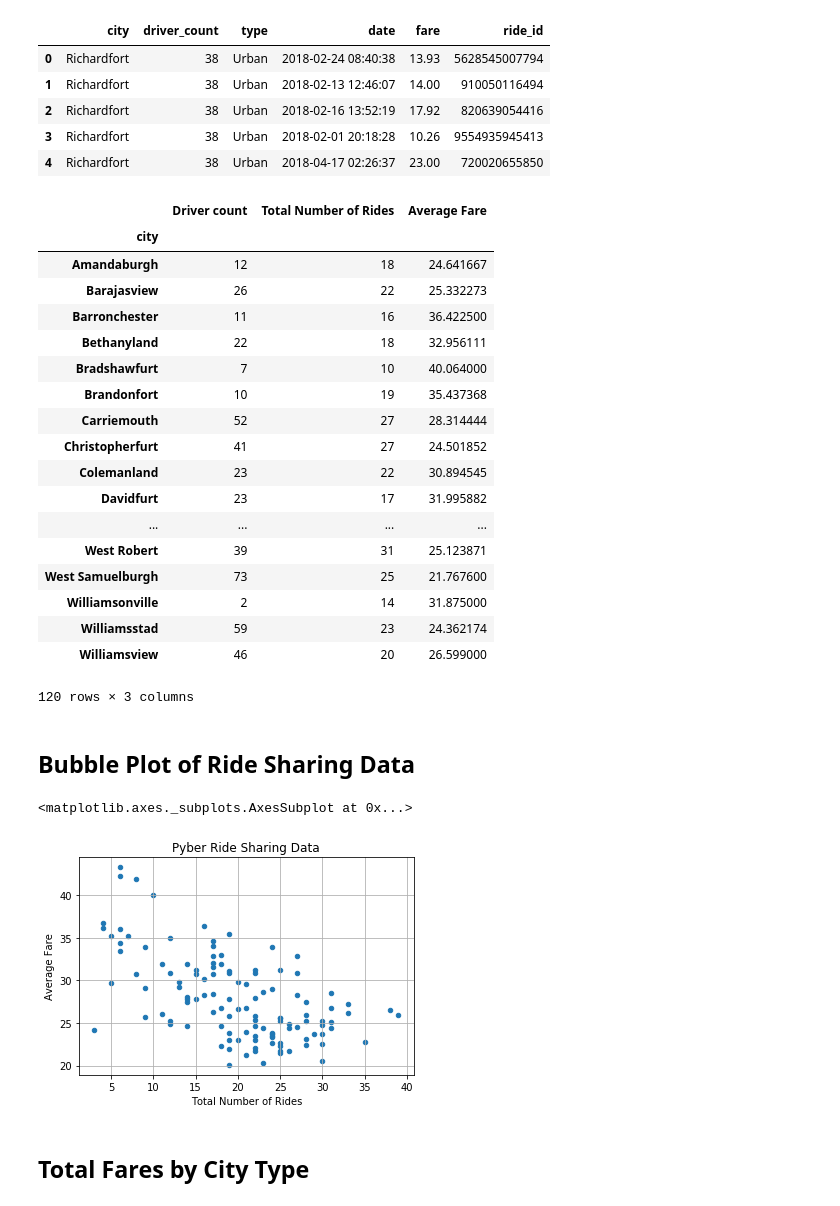
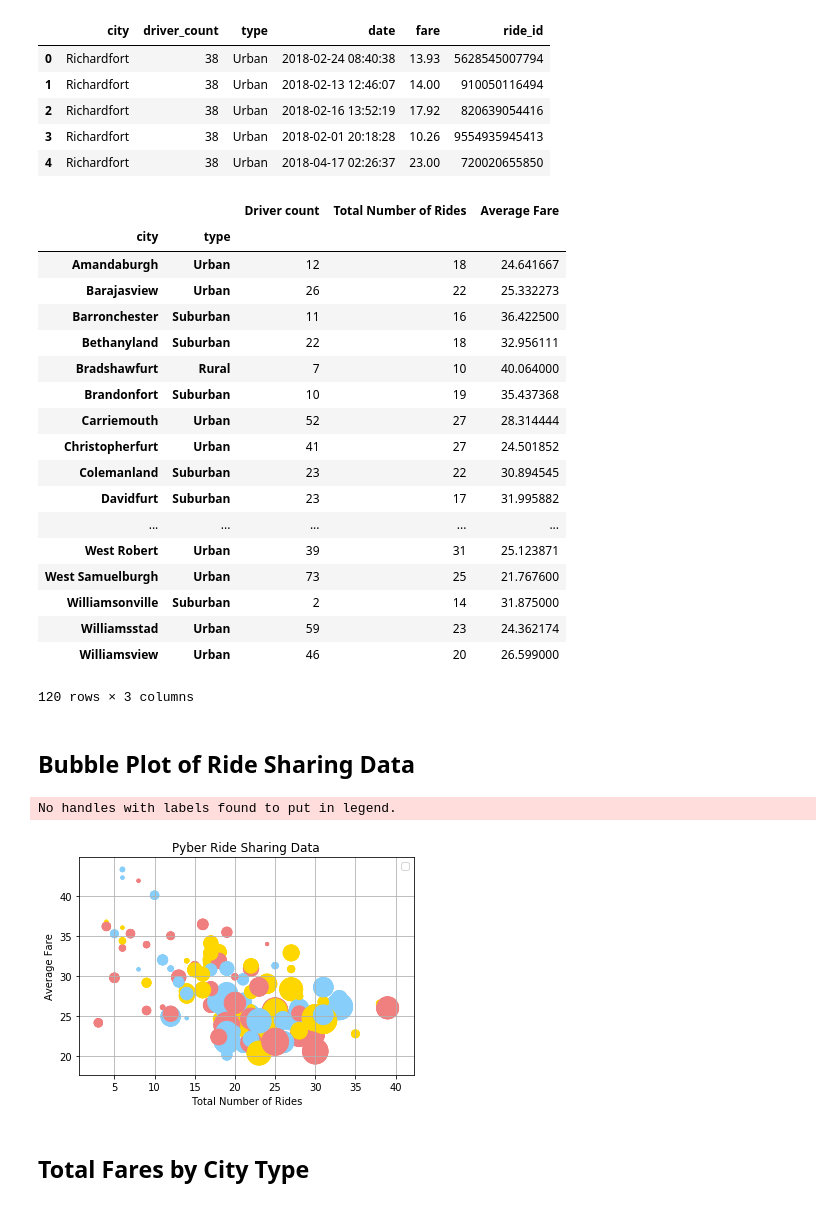
Before and after one commit to javcb/GitHub_Homework, a Jupyter notebook: 5_Homework_Matplotlib/pyber_starter.ipynb, the cells around one changed output. Cells and saved outputs as stored; diff of their text form; code cells hidden in the pictures.

```diff
--- a/5_Homework_Matplotlib/pyber_starter.ipynb
+++ b/5_Homework_Matplotlib/pyber_starter.ipynb
@@ -31,7 +31,7 @@ combined_data.head()
 #averagefare = fare.mean() by city
 #ridecount = ride_id.count() by city
 
-pyber_df = combined_data.groupby(["city"])
+pyber_df = combined_data.groupby(["city","type"])
 numberofrides = pyber_df["ride_id"].count()
 avgfare = pyber_df["fare"].mean()
 drivers = pyber_df["driver_count"].max()
@@ -40,52 +40,52 @@ citytype = pyber_df["type"]
 pybersummary_df = pd.DataFrame({"Driver count": drivers,"Total Number of Rides": numberofrides, "Average Fare": avgfare})
 pybersummary_df
 # %% [output]
-|  | Driver count | Total Number of Rides | Average Fare |
-| city |  |  |  |
-| Amandaburgh | 12 | 18 | 24.641667 |
-| Barajasview | 26 | 22 | 25.332273 |
-| Barronchester | 11 | 16 | 36.422500 |
-| Bethanyland | 22 | 18 | 32.956111 |
-| Bradshawfurt | 7 | 10 | 40.064000 |
-| Brandonfort | 10 | 19 | 35.437368 |
-| Carriemouth | 52 | 27 | 28.314444 |
-| Christopherfurt | 41 | 27 | 24.501852 |
-| Colemanland | 23 | 22 | 30.894545 |
-| Davidfurt | 23 | 17 | 31.995882 |
-| ... | ... | ... | ... |
-| West Robert | 39 | 31 | 25.123871 |
-| West Samuelburgh | 73 | 25 | 21.767600 |
-| Williamsonville | 2 | 14 | 31.875000 |
-| Williamsstad | 59 | 23 | 24.362174 |
-| Williamsview | 46 | 20 | 26.599000 |
+|  |  | Driver count | Total Number of Rides | Average Fare |
+| city | type |  |  |  |
+| Amandaburgh | Urban | 12 | 18 | 24.641667 |
+| Barajasview | Urban | 26 | 22 | 25.332273 |
+| Barronchester | Suburban | 11 | 16 | 36.422500 |
+| Bethanyland | Suburban | 22 | 18 | 32.956111 |
+| Bradshawfurt | Rural | 7 | 10 | 40.064000 |
+| Brandonfort | Suburban | 10 | 19 | 35.437368 |
+| Carriemouth | Urban | 52 | 27 | 28.314444 |
+| Christopherfurt | Urban | 41 | 27 | 24.501852 |
+| Colemanland | Suburban | 23 | 22 | 30.894545 |
+| Davidfurt | Suburban | 23 | 17 | 31.995882 |
+| ... | ... | ... | ... | ... |
+| West Robert | Urban | 39 | 31 | 25.123871 |
+| West Samuelburgh | Urban | 73 | 25 | 21.767600 |
+| Williamsonville | Suburban | 2 | 14 | 31.875000 |
+| Williamsstad | Urban | 59 | 23 | 24.362174 |
+| Williamsview | Urban | 46 | 20 | 26.599000 |
 120 rows × 3 columns
 # %% [markdown]
 ## Bubble Plot of Ride Sharing Data
 # %%
 # Obtain the x and y coordinates for each of the three city types
 x="Total Number of Rides"
 y="Average Fare"
 drivercount="Driver Count"
+mycolors = ["gold", "lightskyblue", "lightcoral"]
 
-pybersummary_df.plot.scatter(x, y, grid=True, title="Pyber Ride Sharing Data")
+#pybersummary_df.plot.scatter(x, y, s=50, color=mycolors, grid=True, title="Pyber Ride Sharing Data")
 
+fig, ax = plt.subplots()
+
+for i, (type) in enumerate(pybersummary_df):
+    pybersummary_df.plot.scatter(x, y, s=pybersummary_df['Driver count']*10, color=mycolors, grid=True, ax=ax, title="Pyber Ride Sharing Data")
 
 # Build the scatter plots for each city types
-#type_group.plot(kind="scatter", x="driver_count", y="fare", grid=True, figsize=(20,10),
-#              title="Pyber Ride Sharing Data")
-
 # Incorporate the other graph properties
-
 # Create a legend
-#plt.legend(handles=[type, city], loc="best")
+plt.legend(loc="best")
 
 # Incorporate a text label regarding circle size
-
 # Save Figure
-#plt.savefig("../Images/pyber.png")
+plt.savefig("Images/pyber.png")
 # %% [output]
-<matplotlib.axes._subplots.AxesSubplot at 0x...>
+No handles with labels found to put in legend.
-[figure, old version]
+[figure, new version]
 # %%
 # Show plot
 plt.show()
```
Also changed, not shown: 1 other file.
